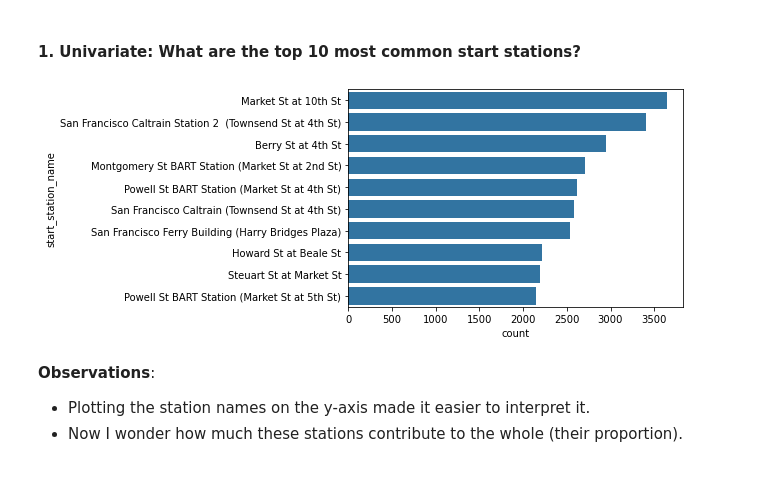
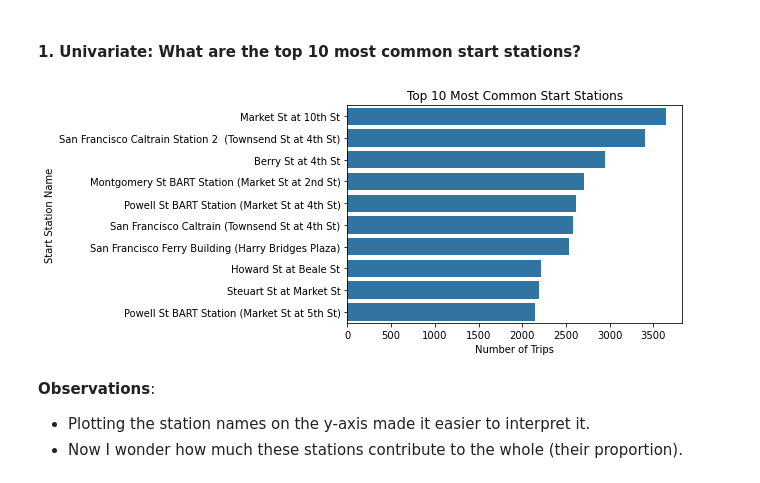
Before and after one commit to tharcyla/communicate-data-findings, a Jupyter notebook: Part_I_Exploration.ipynb, the cells around one changed output. Drawn from its saved outputs; the diff is of its cells as text; code cells hidden in the pictures.

```diff
--- a/Part_I_Exploration.ipynb
+++ b/Part_I_Exploration.ipynb
@@ -303,8 +304,13 @@ base_color = sns.color_palette()[0]
 # %%
 sns.countplot(data=df, y='start_station_name', color=base_color,
-             order=df['start_station_name'].value_counts().iloc[:10].index);
+             order=df['start_station_name'].value_counts().iloc[:10].index)
+
+# include axis labels and title
+plt.ylabel('Start Station Name')
+plt.xlabel('Number of Trips')
+plt.title('Top 10 Most Common Start Stations');
 # %% [output]
-[figure, old version]
+[figure, new version]
 # %% [markdown]
 **Observations**:
 - Plotting the station names on the y-axis made it easier to interpret it.
```
Also changed, not shown: parts of 38 cells of this notebook.
